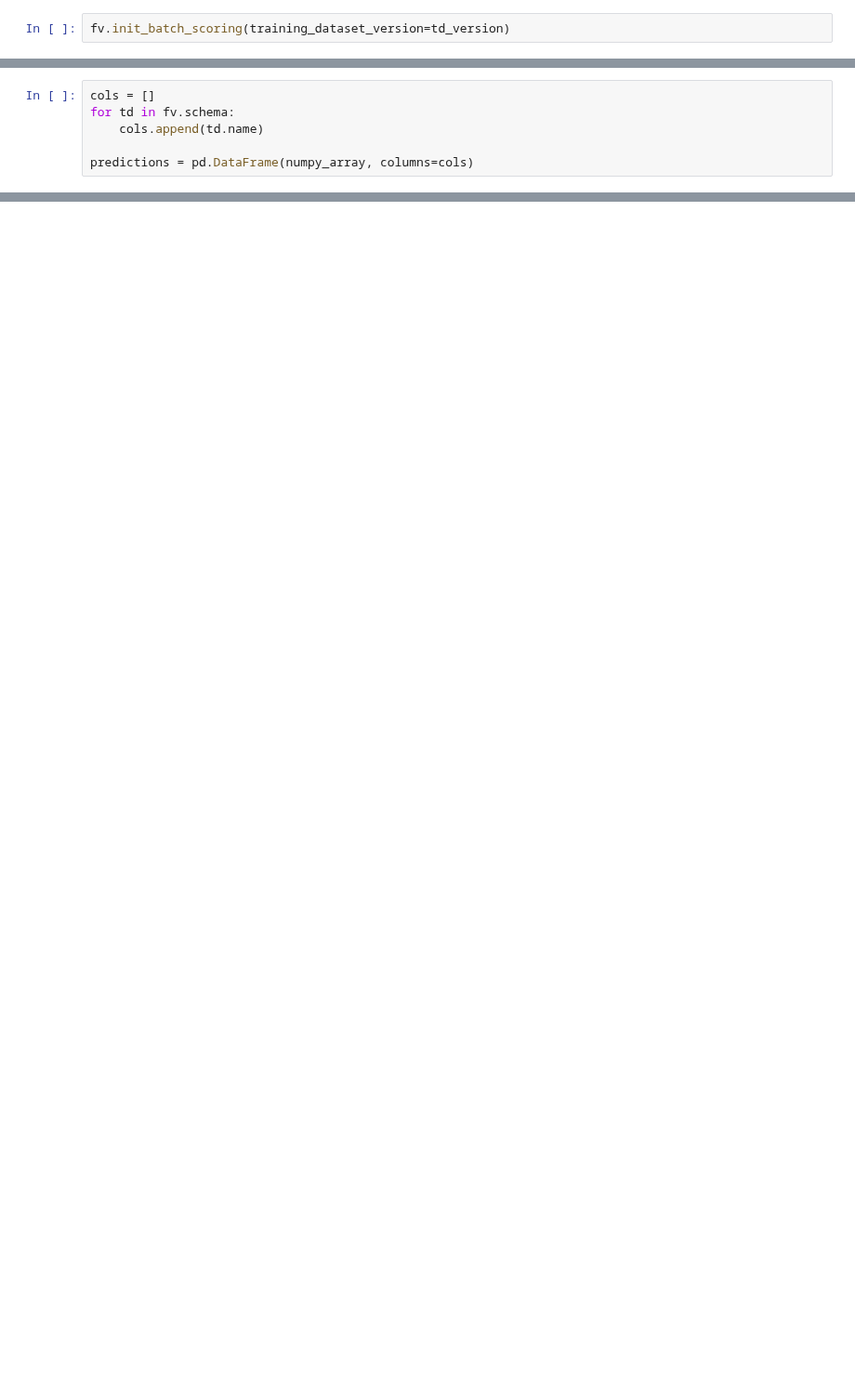
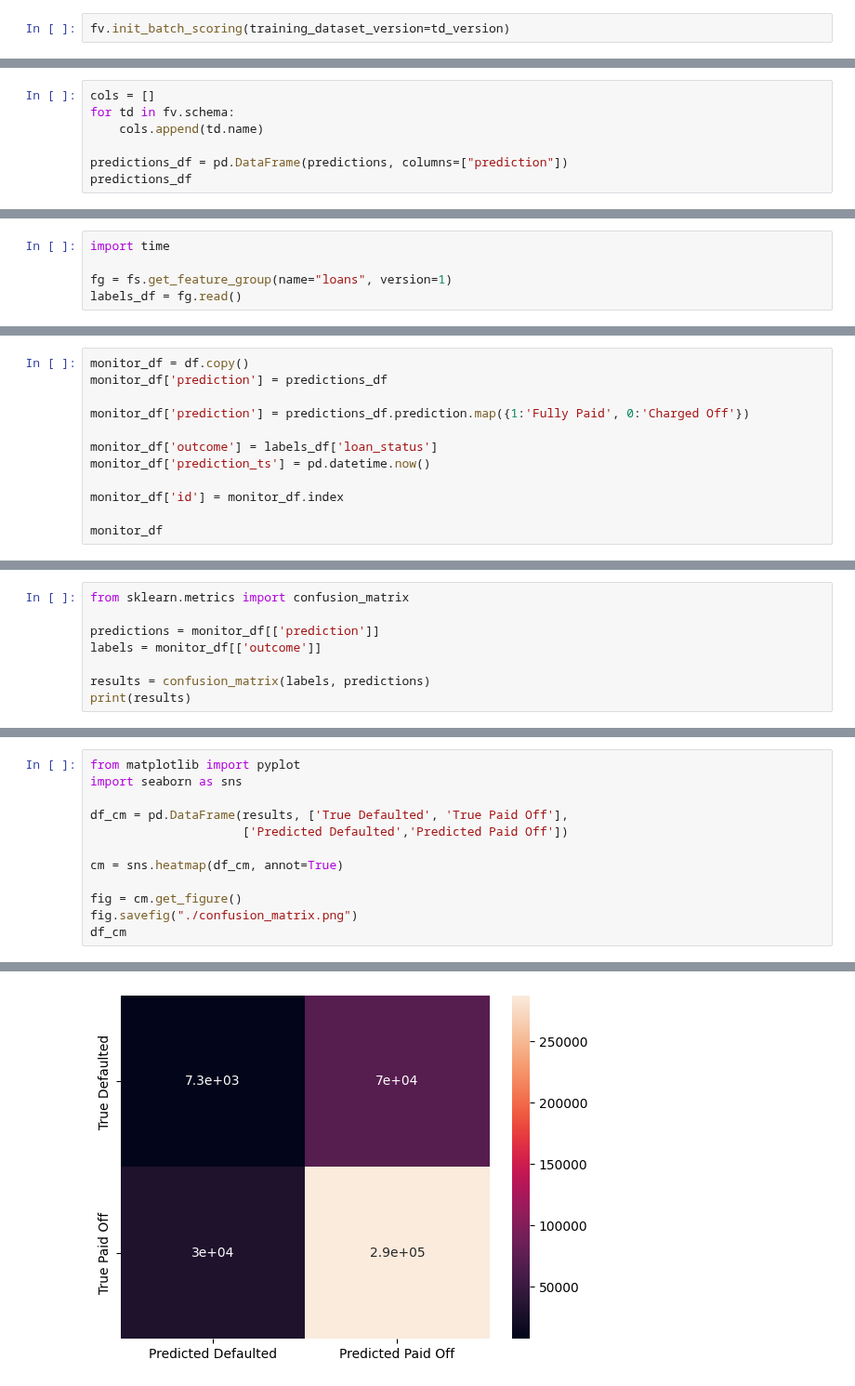
Before and after one commit to logicalclocks/hopsworks-tutorials, a Jupyter notebook: loan_approval/3-loan-approval-batch-inference.ipynb, the cells around one changed output, grey strips where cells are left out. Shown at 93% size. Saved outputs shown, nothing was run; the diff lists cells and outputs as text; blank space fills up the shorter version.

```diff
--- a/loan_approval/3-loan-approval-batch-inference.ipynb
+++ b/loan_approval/3-loan-approval-batch-inference.ipynb
@@ -64,5 +103,6 @@ cols = []
 for td in fv.schema:
     cols.append(td.name)
 
-predictions = pd.DataFrame(numpy_array, columns=cols)
+predictions_df = pd.DataFrame(predictions, columns=["prediction"])
+predictions_df
 # %% [output]
@@ -69,0 +122,5 @@ predictions = pd.DataFrame(numpy_array, columns=cols)
+# %%
+import time
+
+fg = fs.get_feature_group(name="loans", version=1)
+labels_df = fg.read()
@@ -69,0 +145,12 @@ predictions = pd.DataFrame(numpy_array, columns=cols)
+# %%
+monitor_df = df.copy()
+monitor_df['prediction'] = predictions_df
+
+monitor_df['prediction'] = predictions_df.prediction.map({1:'Fully Paid', 0:'Charged Off'})
+
+monitor_df['outcome'] = labels_df['loan_status']
+monitor_df['prediction_ts'] = pd.datetime.now()
+
+monitor_df['id'] = monitor_df.index
+
+monitor_df
@@ -78,0 +189,8 @@ applicants_fg = fs.get_or_create_feature_group(name="applicants",
+# %%
+from sklearn.metrics import confusion_matrix
+
+predictions = monitor_df[['prediction']]
+labels = monitor_df[['outcome']]
+
+results = confusion_matrix(labels, predictions)
+print(results)
@@ -78,0 +200,13 @@ applicants_fg = fs.get_or_create_feature_group(name="applicants",
+# %%
+from matplotlib import pyplot
+import seaborn as sns
+
+df_cm = pd.DataFrame(results, ['True Defaulted', 'True Paid Off'],
+                     ['Predicted Defaulted','Predicted Paid Off'])
+
+cm = sns.heatmap(df_cm, annot=True)
+
+fig = cm.get_figure()
+fig.savefig("./confusion_matrix.png")
+df_cm
+# %% [output]
@@ -78,0 +216 @@ applicants_fg = fs.get_or_create_feature_group(name="applicants",
+[figure, added]
```
Also changed, not shown: parts of 18 cells of this notebook, 5 other files.
